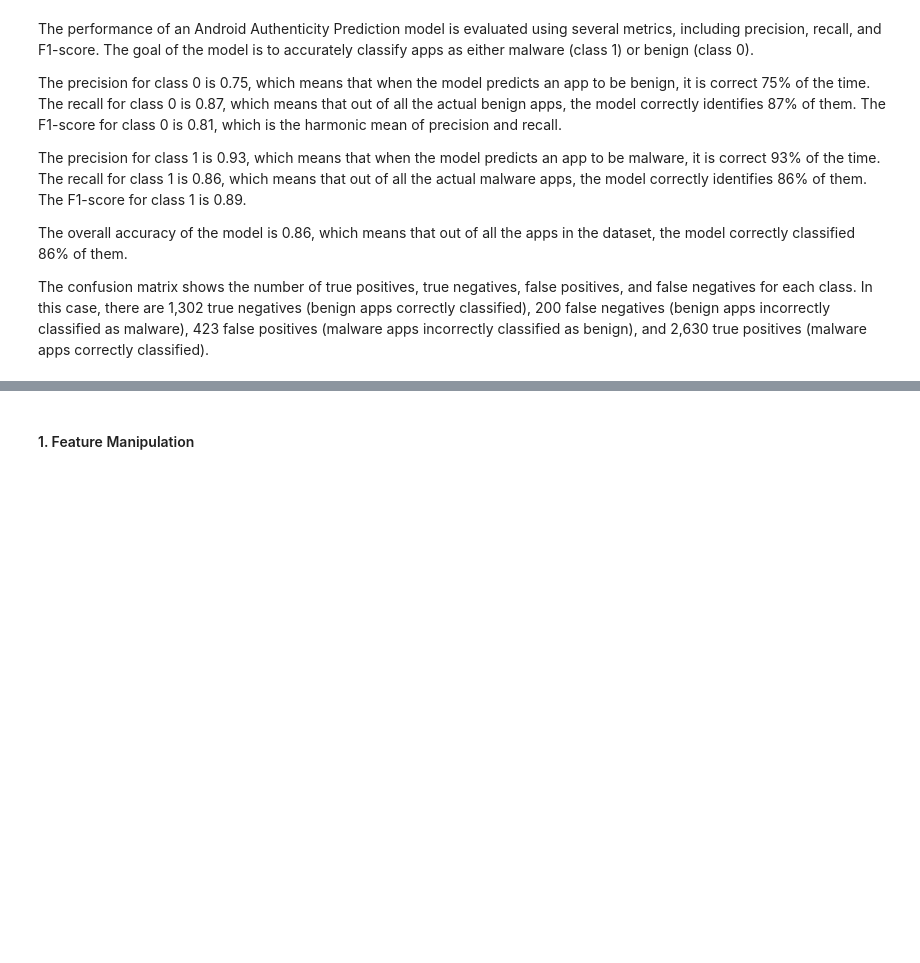
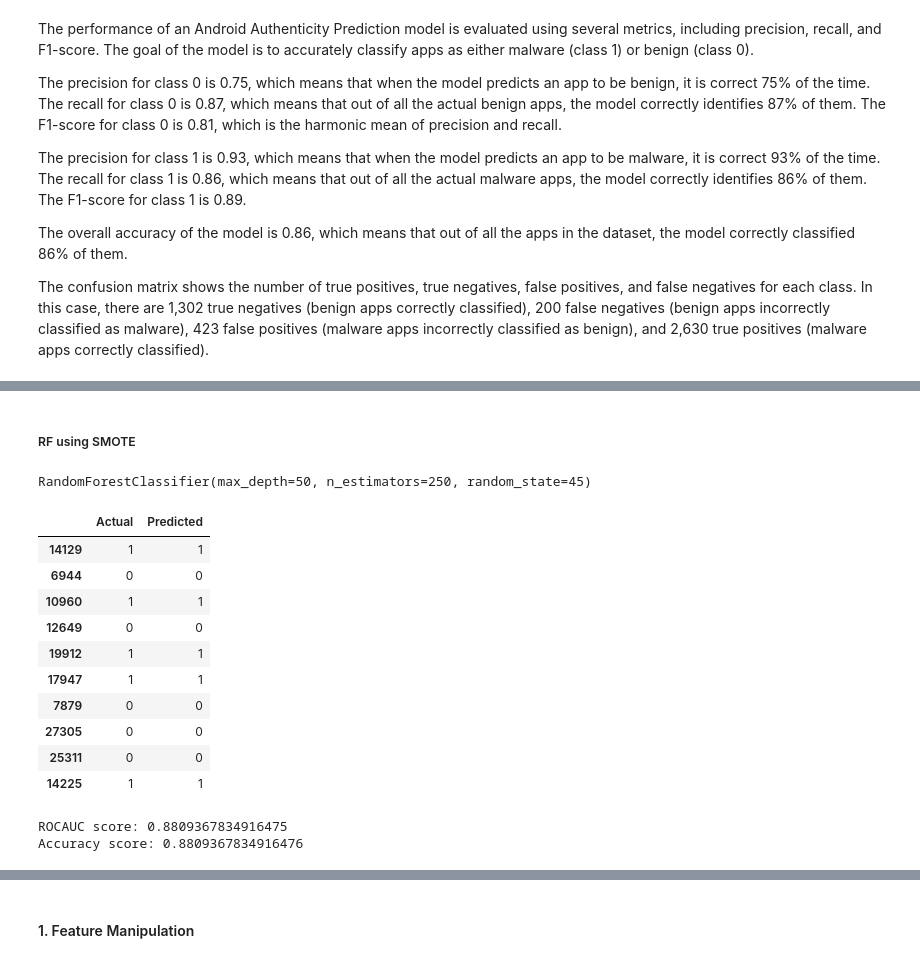
Before and after one commit to v1git12/Capstone-Project-3-Android-Authenticity-Prediction-, a Jupyter notebook: Android_Authenticity_Prediction.ipynb, the cells around one changed output, grey strips where cells are left out. Drawn from its saved outputs; the diff is of its cells as text; code cells hidden in the pictures; blank space fills up the shorter version.

```diff
--- a/Android_Authenticity_Prediction.ipynb
+++ b/Android_Authenticity_Prediction.ipynb
@@ -2054,0 +2119,37 @@ The confusion matrix shows the number of true positives, true negatives, false p
+# %% [markdown]
+##### RF using SMOTE
+# %%
+X_train, X_test, y_train, y_test = train_test_split(x_smote, y_smote, test_size=0.20, random_state=42, stratify=y_smote)
+# %%
+rdf = RandomForestClassifier(n_estimators=250, max_depth=50,random_state=45)
+
+# Fit the Algorithm
+rdf.fit(X_train,y_train)
+# %% [output]
+RandomForestClassifier(max_depth=50, n_estimators=250, random_state=45)
+# %%
+# Predict on the model with test data and then training data
+y_pred = rdf.predict(X_test)
+y_pred_train = rdf.predict(X_train)
+
+# creating dataframe with actual and predicted values
+df = pd.DataFrame({'Actual':y_test, 'Predicted':y_pred})
+df.head(10)
+# %% [output]
+|  | Actual | Predicted |
+| 14129 | 1 | 1 |
+| 6944 | 0 | 0 |
+| 10960 | 1 | 1 |
+| 12649 | 0 | 0 |
+| 19912 | 1 | 1 |
+| 17947 | 1 | 1 |
+| 7879 | 0 | 0 |
+| 27305 | 0 | 0 |
+| 25311 | 0 | 0 |
+| 14225 | 1 | 1 |
+# %%
+print('ROCAUC score:',roc_auc_score(y_test, y_pred))
+print('Accuracy score:',accuracy_score(y_test, y_pred))
+# %% [output]
+ROCAUC score: 0.8809367834916475
+Accuracy score: 0.8809367834916476
```
Also changed, not shown: parts of 14 cells of this notebook.
